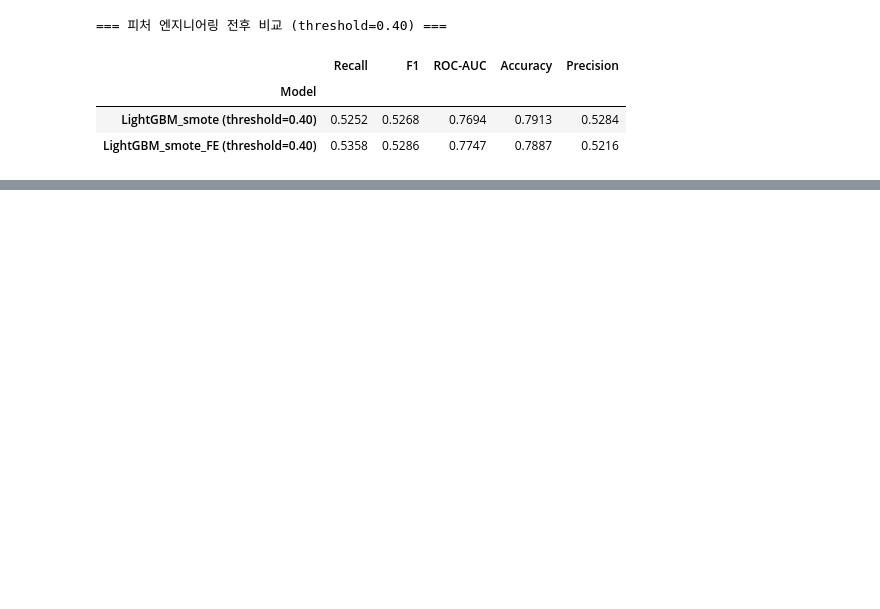
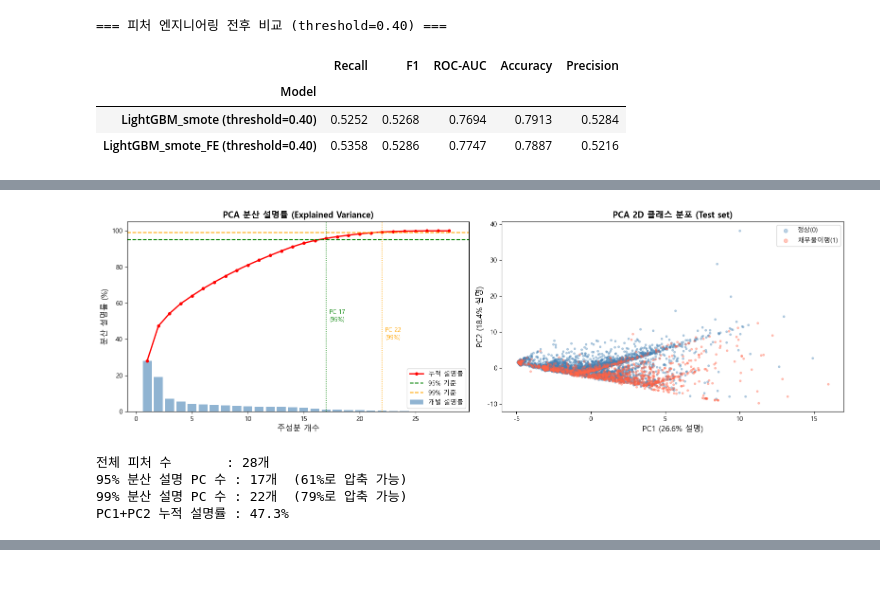
Before and after one commit to jjuuu999/hipython, a Jupyter notebook: ml/11_신용카드_채무불이행_고객예측.ipynb, the cells around one changed output, grey strips where cells are left out. Drawn from its saved outputs; the diff is of its cells as text; code cells hidden in the pictures; blank space fills up the shorter version.

```diff
--- a/ml/11_신용카드_채무불이행_고객예측.ipynb
+++ b/ml/11_신용카드_채무불이행_고객예측.ipynb
@@ -1021,0 +1171,67 @@ compare_fe
+# %%
+from sklearn.decomposition import PCA
+import numpy as np
+import matplotlib.pyplot as plt
+
+# ── PCA 피팅 (스케일된 학습 데이터 기준) ───────────────────────────
+pca_full = PCA()
+pca_full.fit(X_train_fe_scaled)
+
+evr       = pca_full.explained_variance_ratio_          # 개별 분산 설명률
+evr_cumsum = np.cumsum(evr)                             # 누적 분산 설명률
+n_components = len(evr)
+
+n_95 = int(np.argmax(evr_cumsum >= 0.95)) + 1          # 95% 설명 필요 컴포넌트 수
+n_99 = int(np.argmax(evr_cumsum >= 0.99)) + 1
+
+# ── ① 분산 설명률 차트 ───────────────────────────────────────────────
+fig, axes = plt.subplots(1, 2, figsize=(16, 5))
+
+ax1 = axes[0]
+x = range(1, n_components + 1)
+ax1.bar(x, evr * 100, alpha=0.6, color='steelblue', label='개별 설명률')
+ax1.plot(x, evr_cumsum * 100, 'r-o', markersize=4, lw=2, label='누적 설명률')
+ax1.axhline(95, color='green',  linestyle='--', lw=1.5, label='95% 기준')
+ax1.axhline(99, color='orange', linestyle='--', lw=1.5, label='99% 기준')
+ax1.axvline(n_95, color='green',  linestyle=':', lw=1.2)
+ax1.axvline(n_99, color='orange', linestyle=':', lw=1.2)
+ax1.set_xlabel('주성분 개수', fontsize=12)
+ax1.set_ylabel('분산 설명률 (%)', fontsize=12)
+ax1.set_title('PCA 분산 설명률 (Explained Variance)', fontsize=13, fontweight='bold')
+ax1.legend(fontsize=10)
+ax1.text(n_95 + 0.3, 50, f'PC {n_95}\n(95%)', color='green',  fontsize=9)
+ax1.text(n_99 + 0.3, 40, f'PC {n_99}\n(99%)', color='orange', fontsize=9)
+
+# ── ② 2D Scatter (PC1 vs PC2) ───────────────────────────────────────
+ax2 = axes[1]
+pca_2d = PCA(n_components=2)
+X_pca_2d = pca_2d.fit_transform(X_test_fe_scaled)
+
+colors = ['steelblue', 'tomato']
+labels = ['정상(0)', '채무불이행(1)']
+for cls, color, lbl in zip([0, 1], colors, labels):
+    mask = (y_test_fe == cls)
+    ax2.scatter(X_pca_2d[mask, 0], X_pca_2d[mask, 1],
+                c=color, label=lbl, alpha=0.35, s=8)
+
+pc1_var = pca_2d.explained_variance_ratio_[0] * 100
+pc2_var = pca_2d.explained_variance_ratio_[1] * 100
+ax2.set_xlabel(f'PC1 ({pc1_var:.1f}% 설명)', fontsize=12)
+ax2.set_ylabel(f'PC2 ({pc2_var:.1f}% 설명)', fontsize=12)
+ax2.set_title('PCA 2D 클래스 분포 (Test set)', fontsize=13, fontweight='bold')
+ax2.legend(fontsize=10, markerscale=2)
+
+plt.tight_layout()
+plt.show()
+
+# ── 요약 출력 ────────────────────────────────────────────────────────
+print(f"전체 피처 수       : {n_components}개")
+print(f"95% 분산 설명 PC 수 : {n_95}개  ({n_95/n_components*100:.0f}%로 압축 가능)")
+print(f"99% 분산 설명 PC 수 : {n_99}개  ({n_99/n_components*100:.0f}%로 압축 가능)")
+print(f"PC1+PC2 누적 설명률 : {evr_cumsum[1]*100:.1f}%")
+# %% [output]
+[figure, added]
+전체 피처 수       : 28개
+95% 분산 설명 PC 수 : 17개  (61%로 압축 가능)
+99% 분산 설명 PC 수 : 22개  (79%로 압축 가능)
+PC1+PC2 누적 설명률 : 47.3%
```
Also changed, not shown: parts of 11 cells of this notebook.
